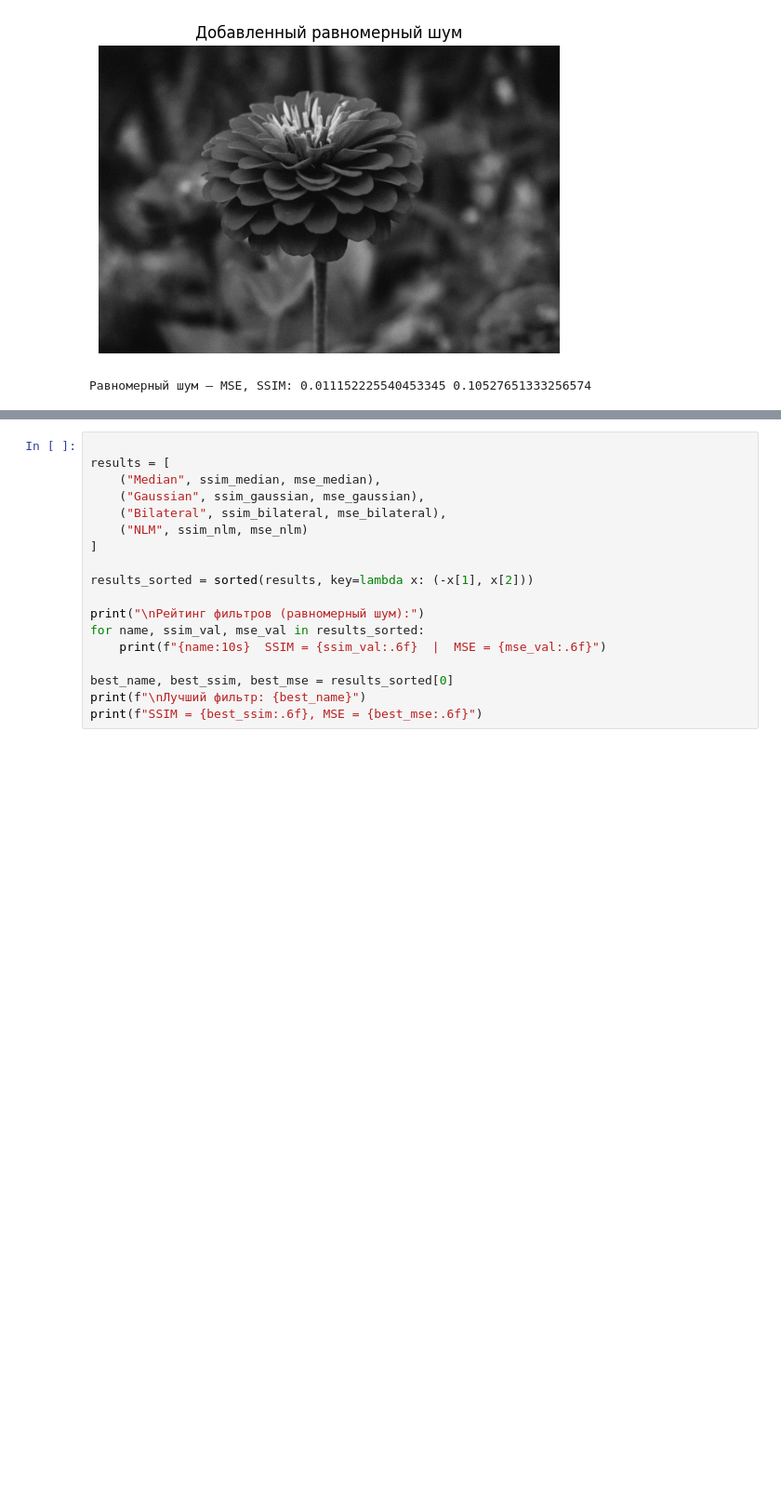
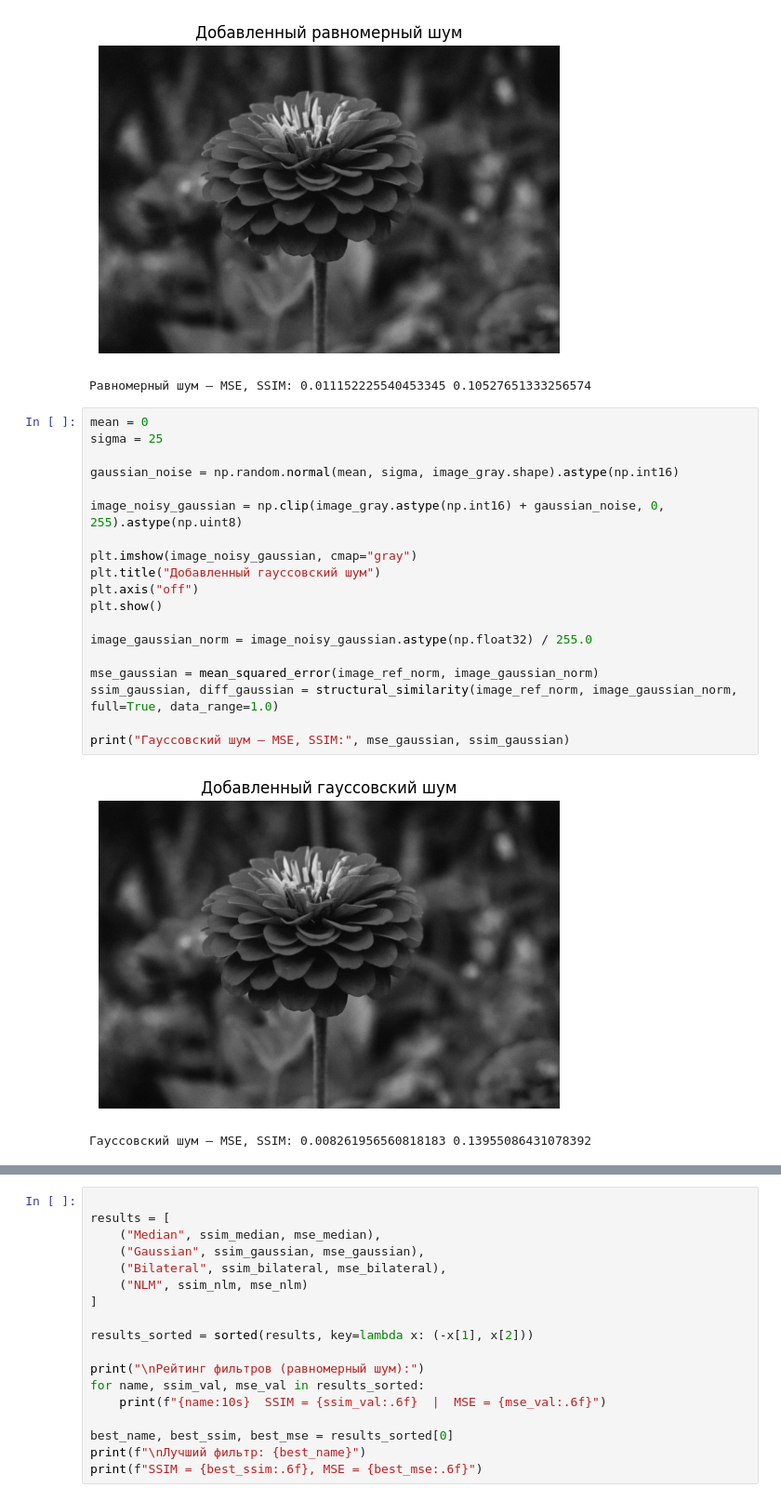
Before and after one commit to hardw3q/image-processing-unn, a Jupyter notebook: Practice_2/DE_IP_2024_Task_2.ipynb, the cells around one changed output, grey strips where cells are left out. Shown at 93% size. Cells and saved outputs as stored; diff of their text form; blank space fills up the shorter version.

```diff
--- a/Practice_2/DE_IP_2024_Task_2.ipynb
+++ b/Practice_2/DE_IP_2024_Task_2.ipynb
@@ -205,3 +211,25 @@ print("Равномерный шум — MSE, SSIM:", mse_uniform, ssim_uniform)
 # %% [output]
 [figure]
 Равномерный шум — MSE, SSIM: 0.011152225540453345 0.10527651333256574
+# %%
+mean = 0
+sigma = 25
+
+gaussian_noise = np.random.normal(mean, sigma, image_gray.shape).astype(np.int16)
+
+image_noisy_gaussian = np.clip(image_gray.astype(np.int16) + gaussian_noise, 0, 255).astype(np.uint8)
+
+plt.imshow(image_noisy_gaussian, cmap="gray")
+plt.title("Добавленный гауссовский шум")
+plt.axis("off")
+plt.show()
+
+image_gaussian_norm = image_noisy_gaussian.astype(np.float32) / 255.0
+
+mse_gaussian = mean_squared_error(image_ref_norm, image_gaussian_norm)
+ssim_gaussian, diff_gaussian = structural_similarity(image_ref_norm, image_gaussian_norm, full=True, data_range=1.0)
+
+print("Гауссовский шум — MSE, SSIM:", mse_gaussian, ssim_gaussian)
+# %% [output]
+[figure, added]
+Гауссовский шум — MSE, SSIM: 0.008261956560818183 0.13955086431078392
```
Also changed, not shown: parts of 17 cells of this notebook.
